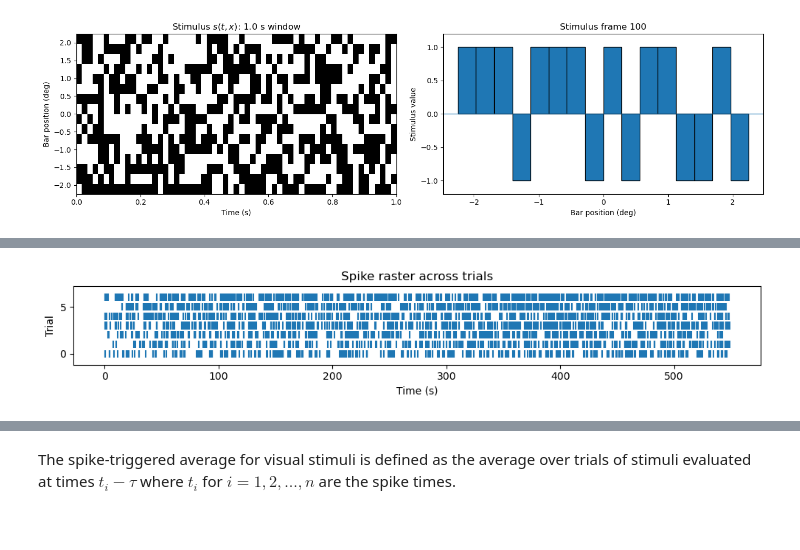
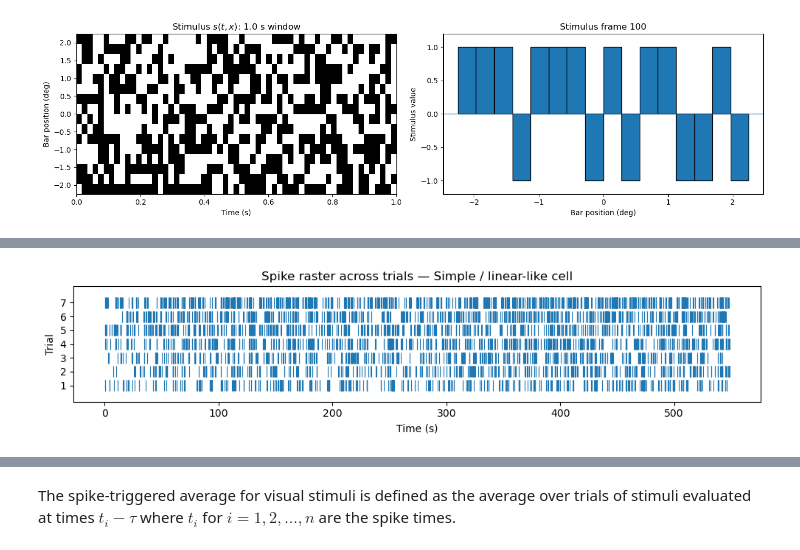
Before and after one commit to alessandrodipiano/neural_encoding, a Jupyter notebook: notebook/start.ipynb, the cells around one changed output, grey strips where cells are left out. Cells and saved outputs as stored; diff of their text form; code cells hidden in the pictures.

Commit message:
added complex cell

```diff
--- a/notebook/start.ipynb
+++ b/notebook/start.ipynb
@@ -344,42 +335,64 @@ stimulus shape:(32767, 16), stimulus mean=3.051850947599719e-05, stimulus varian
 # %%
-plt.figure(figsize=(10, 2))
+groups = {
+    "Simple / linear-like cell": paths_linear_trial,
+    "Complex / nonlinear-like cell": paths_comples_trials,
+}
 
-for i, path in enumerate(paths_linear_trial):
-    events, spk_sec, hdr = fget_spk_python(path)
-    plt.eventplot(spk_sec, lineoffsets=i, linelengths=0.8)
+for group_name, paths in groups.items():
 
-plt.xlabel("Time (s)")
-plt.ylabel("Trial")
-plt.title("Spike raster across trials")
-plt.tight_layout()
-plt.show()
+    # ---------- Full raster across all trials ----------
+    plt.figure(figsize=(10, 2.5))
 
-n_trials = 3
+    for i, path in enumerate(paths):
+        events, spk_sec, hdr = fget_spk_python(path)
 
-fig, axes = plt.subplots(
-    1, n_trials,
-    figsize=(5 * n_trials, 2.5),
-    sharex=True,
-    sharey=True
-)
+        plt.eventplot(
+            spk_sec,
+            lineoffsets=i + 1,
+            linelengths=0.8,
+            linewidths=0.8
+        )
 
-for ax, path in zip(axes, paths_linear_trial[:n_trials]):
-    events, spike_times_sec, hdr = fget_spk_python(path)
+    plt.xlabel("Time (s)")
+    plt.ylabel("Trial")
+    plt.yticks(range(1, len(paths) + 1))
+    plt.title(f"Spike raster across trials — {group_name}")
+    plt.tight_layout()
+    plt.show()
 
 
-    ax.eventplot(
-        spike_times_sec,
-        lineoffsets=1,
-        linelengths=0.8
+    # ---------- First 3 trials next to each other ----------
+    n_trials = min(3, len(paths))
+
+    fig, axes = plt.subplots(
+        1,
+        n_trials,
+        figsize=(5 * n_trials, 2.5),
+        sharex=True,
+        sharey=True
     )
 
-    ax.set_title(f"{Path(path).name}\n{len(events)} spikes")
-    ax.set_xlabel("Time (s)")
-    ax.set_yticks([])
+    if n_trials == 1:
+        axes = [axes]
 
-axes[0].set_ylabel("Trial")
+    for ax, path in zip(axes, paths[:n_trials]):
+        events, spike_times_sec, hdr = fget_spk_python(path)
 
-plt.tight_layout()
-plt.show()
+        ax.eventplot(
+            spike_times_sec,
+            lineoffsets=1,
+            linelengths=0.8,
+            linewidths=0.8
+        )
+
+        ax.set_title(f"{Path(path).name}\n{len(events)} spikes")
+        ax.set_xlabel("Time (s)")
+        ax.set_yticks([])
+
+    axes[0].set_ylabel("Trial")
+
+    fig.suptitle(f"Example single-trial rasters — {group_name}")
+    plt.tight_layout()
+    plt.show()
 # %% [output]
-[figure, old version]
+[figure, new version]
```
Also changed, not shown: parts of 21 cells of this notebook.
